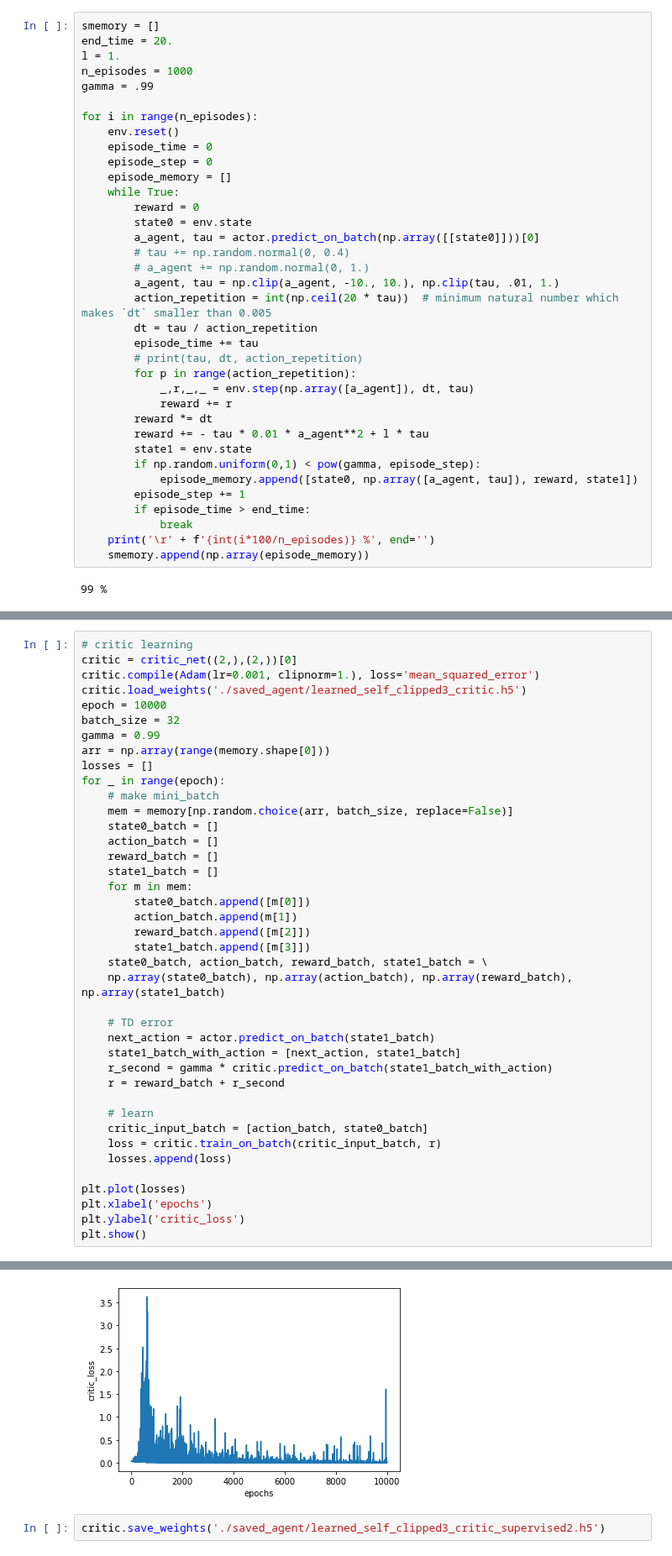
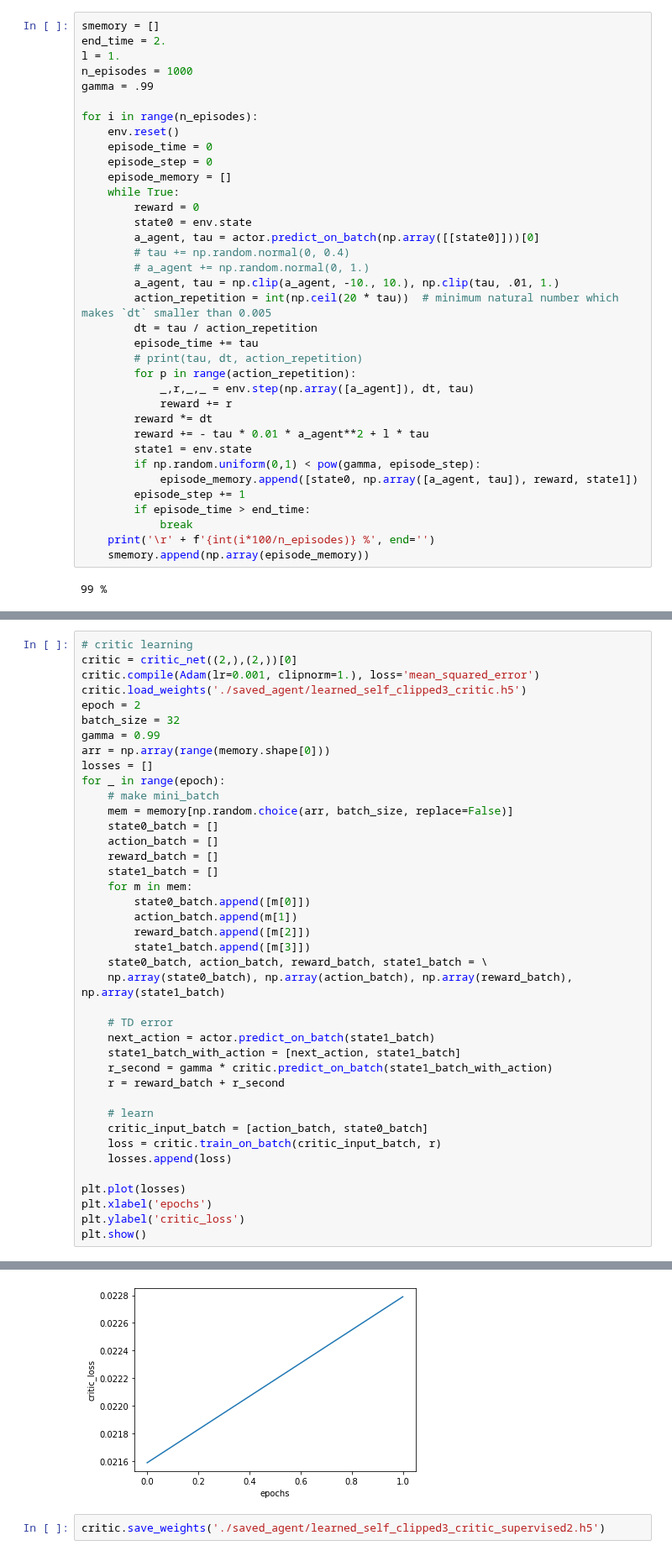
Before and after one commit to ibuki1024/eventDDPG, a Jupyter notebook: notebook/self_trigger/Q_function_learning.ipynb, the cells around one changed output, grey strips where cells are left out. Shown at 84% size. Drawn from its saved outputs; the diff is of its cells as text.

```diff
--- a/notebook/self_trigger/Q_function_learning.ipynb
+++ b/notebook/self_trigger/Q_function_learning.ipynb
@@ -140,7 +144,7 @@ plt.show()
 ### make memory with policy episodes with discount factor
 # %%
 smemory = []
-end_time = 20.
+end_time = 2.
 l = 1.
 n_episodes = 1000
 gamma = .99
@@ -207,7 +211,7 @@ plt.show()
 critic = critic_net((2,),(2,))[0]
 critic.compile(Adam(lr=0.001, clipnorm=1.), loss='mean_squared_error')
 critic.load_weights('./saved_agent/learned_self_clipped3_critic.h5')
-epoch = 10000
+epoch = 2
 batch_size = 32
 gamma = 0.99
 arr = np.array(range(memory.shape[0]))
@@ -246,4 +252,4 @@ plt.show()
-[figure, old version]
+[figure, new version]
 # %%
 critic.save_weights('./saved_agent/learned_self_clipped3_critic_supervised2.h5')
 # %%
```
Also changed, not shown: parts of 3 cells of this notebook, 10 other files.
